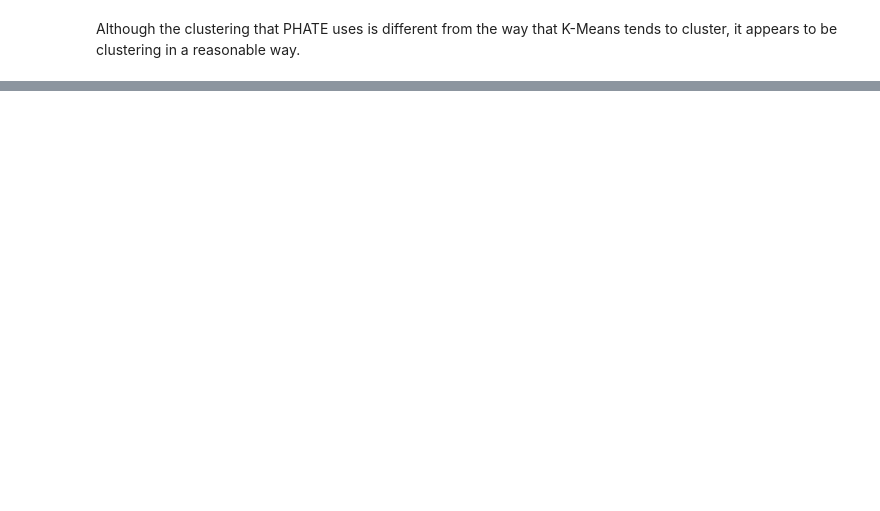
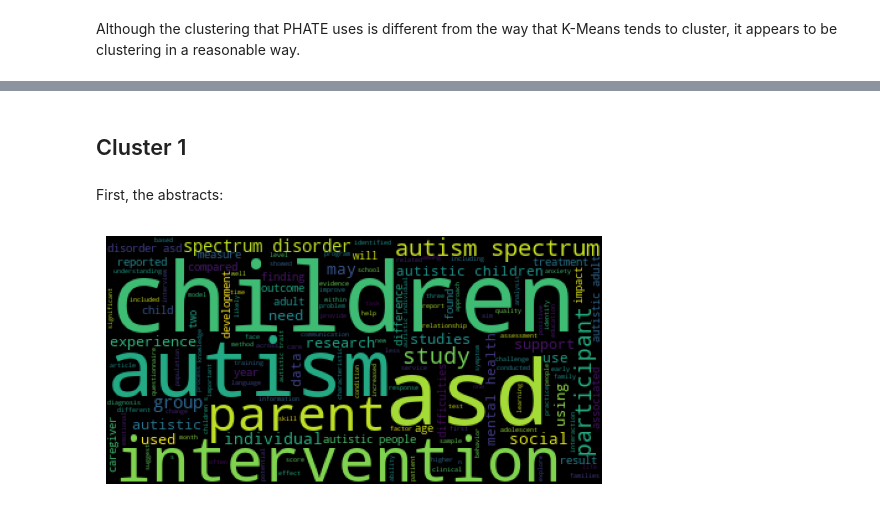
Before and after one commit to EthanDayley/asd-siloing-exploratory, a Jupyter notebook: data_analysis/cluster_analysis.ipynb, the cells around one changed output, grey strips where cells are left out. Cells and saved outputs as stored; diff of their text form; code cells hidden in the pictures; blank space fills up the shorter version.

```diff
--- a/data_analysis/cluster_analysis.ipynb
+++ b/data_analysis/cluster_analysis.ipynb
@@ -317,0 +397,15 @@ Although the clustering that PHATE uses is different from the way that K-Means t
+# %% [markdown]
+## Cluster 1
+# %% [markdown]
+First, the abstracts:
+# %%
+# join together all abstracts in cluster 0
+c1_text = ' '.join(filtered_abstracts_s[cluster_labels == 1])
+
+# generate and plot wordcloud
+wc_c1_abs = wordcloud.WordCloud().generate(c1_text)
+plt.imshow(wc_c1_abs)
+plt.axis('off')
+plt.show()
+# %% [output]
+[figure, added]
```
Also changed, not shown: parts of 34 cells of this notebook.
